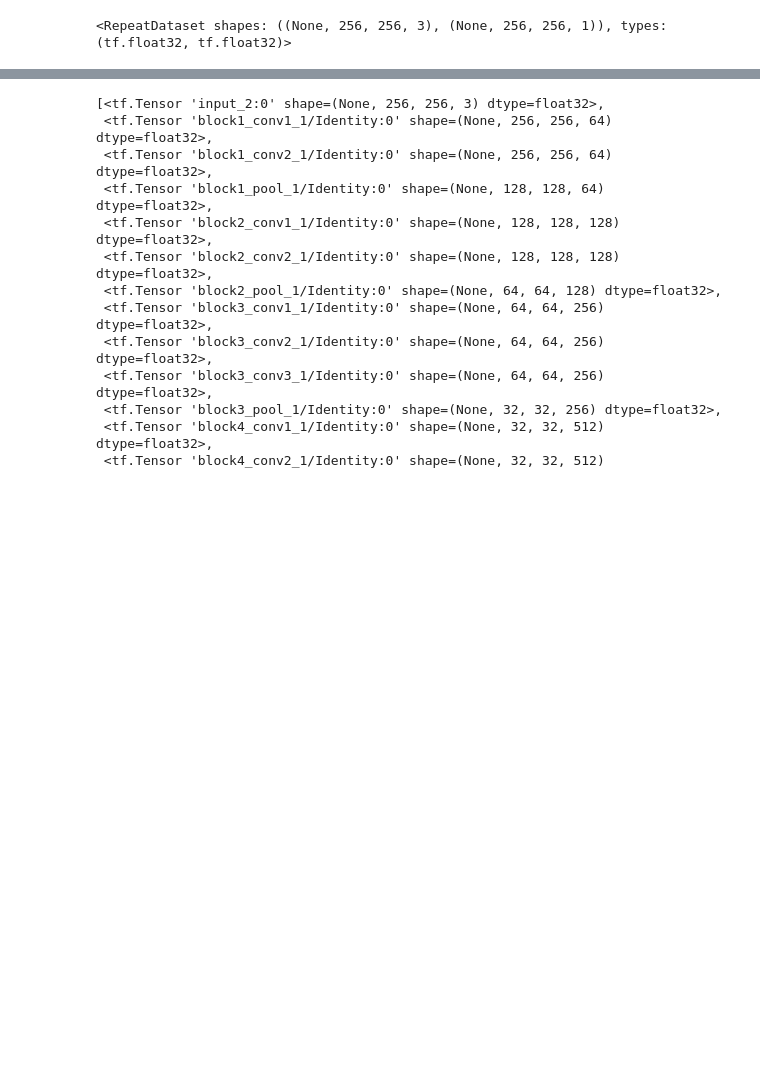
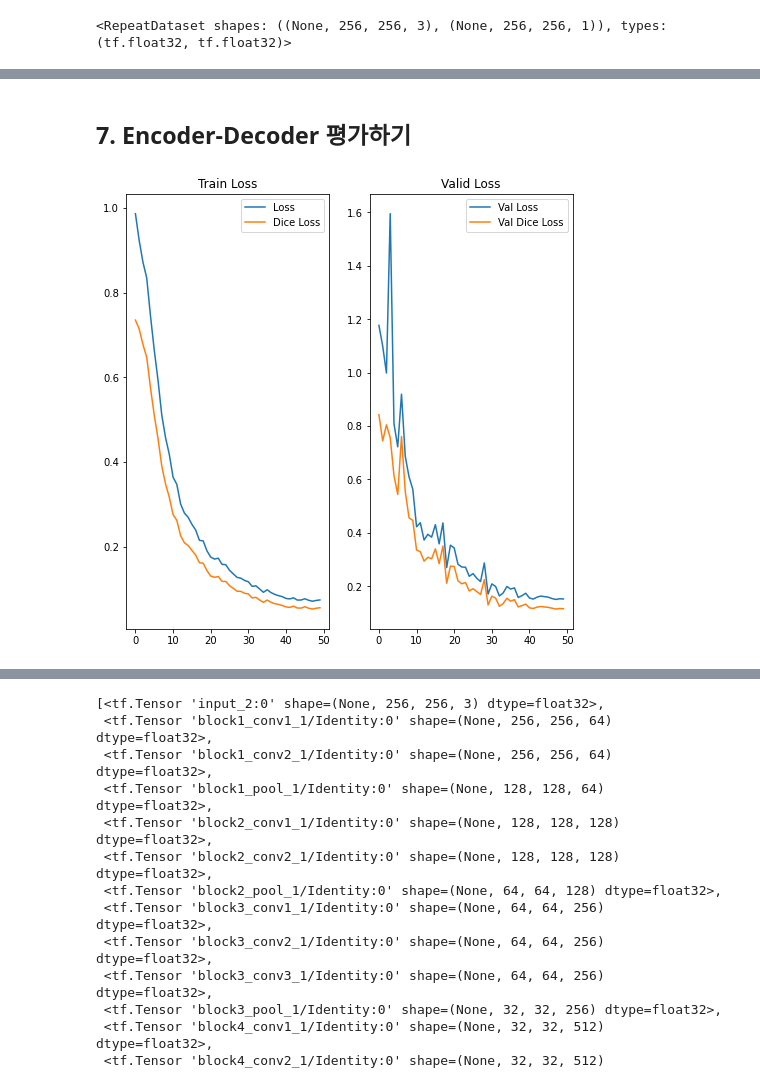
Before and after one commit to mezcalagave/aiffel, a Jupyter notebook: (E27)27th_project-medical_U_net_model.ipynb, the cells around one changed output, grey strips where cells are left out. Saved outputs shown, nothing was run; the diff lists cells and outputs as text; code cells hidden in the pictures; blank space fills up the shorter version.

```diff
--- a/(E27)27th_project-medical_U_net_model.ipynb
+++ b/(E27)27th_project-medical_U_net_model.ipynb
@@ -205,0 +313,2 @@ for images, labels in train_dataset.take(1):
+# %%
+optimizer = tf.keras.optimizers.Adam() # 기본 Learning rate 사용
@@ -205,0 +342,14 @@ for images, labels in train_dataset.take(1):
+# %%
+if not os.path.isdir(checkpoint_dir):
+    os.makedirs(checkpoint_dir)
+
+cp_callback = tf.keras.callbacks.ModelCheckpoint(checkpoint_dir,
+                                                 save_weights_only=True,
+                                                 monitor='val_loss',
+                                                 mode='auto',
+                                                 save_best_only=True,
+                                                 verbose=0)
+# %%
+cos_decay = tf.keras.experimental.CosineDecay(1e-3,
+                                              max_epochs)
+lr_callback = tf.keras.callbacks.LearningRateScheduler(cos_decay, verbose=1)
@@ -205,0 +377,8 @@ for images, labels in train_dataset.take(1):
+# %%
+history = model.fit(train_dataset,
+                    epochs=max_epochs,    # 50
+                    steps_per_epoch=num_train_examples//batch_size,
+                    validation_data=test_dataset,
+                    validation_steps=num_test_examples//batch_size,
+                    callbacks=[cp_callback, lr_callback]
+                    )
@@ -205,0 +403,25 @@ for images, labels in train_dataset.take(1):
+# %% [markdown]
+## 7. Encoder-Decoder 평가하기
+# %%
+dice_loss = history.history['dice_loss']
+loss = history.history['loss']
+val_dice_loss = history.history['val_dice_loss']
+val_loss = history.history['val_loss']
+
+epochs_range = range(max_epochs)
+
+plt.figure(figsize=(8, 8))
+plt.subplot(1, 2, 1)
+plt.plot(epochs_range, loss, label='Loss')
+plt.plot(epochs_range, dice_loss, label='Dice Loss')
+plt.legend(loc='upper right')
+plt.title('Train Loss')
+
+plt.subplot(1, 2, 2)
+plt.plot(epochs_range, val_loss, label='Val Loss')
+plt.plot(epochs_range, val_dice_loss, label='Val Dice Loss')
+plt.legend(loc='upper right')
+plt.title('Valid Loss')
+plt.show()
+# %% [output]
+[figure, added]
```
Also changed, not shown: parts of 29 cells of this notebook.
